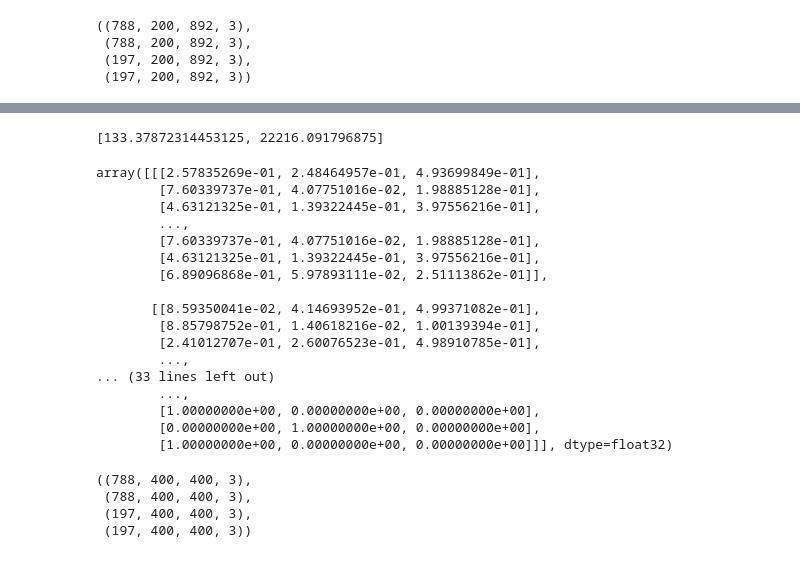
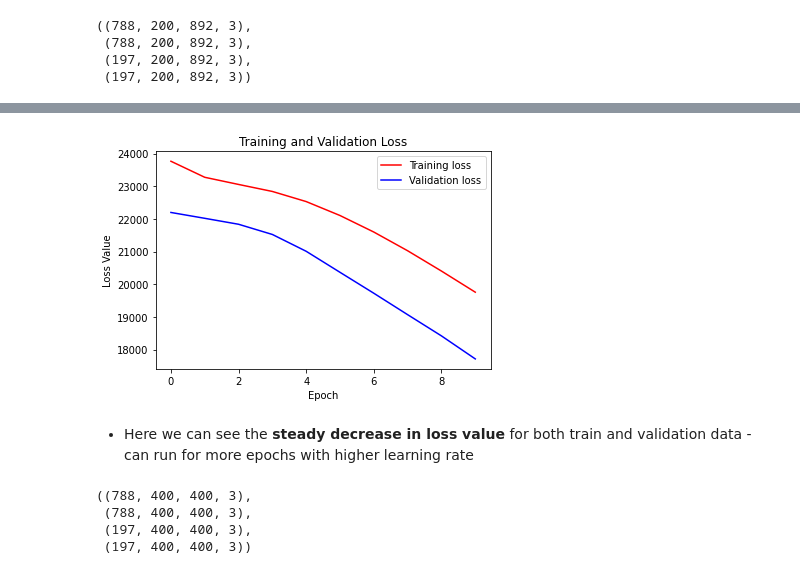
Before and after one commit to CSCCNY/final-project-recomposeclassics, a Jupyter notebook: 02_Spectogram_BasicCNN.ipynb, the cells around one changed output, grey strips where cells are left out. Saved outputs shown, nothing was run; the diff lists cells and outputs as text; code cells hidden in the pictures.

```diff
--- a/02_Spectogram_BasicCNN.ipynb
+++ b/02_Spectogram_BasicCNN.ipynb
@@ -367,7 +374,7 @@ model.add(Conv2DTranspose(1, (4,4), strides=(2,2), padding='same'))
 model.add(LeakyReLU(alpha=0.2))
 
 # output layer
-model.add(Dense(3, activation='softmax'))
+model.add(Dense(3, activation='linear'))
 
 model.summary()
 # %% [output]
@@ -393,8 +400,8 @@ Non-trainable params: 0
 _________________________________________________________________
 # %%
 # compiling the sequential model
-model.compile(loss='mean_absolute_error', metrics=['mean_squared_error'], optimizer='adam')
+model.compile(loss='mse', metrics=['mae'], optimizer='adam')
 
 # training the model for 10 epochs
-history = model.fit(x_train, y_train, batch_size=10, epochs=15, validation_data=(x_test, y_test))
+history = model.fit(x_train, y_train, epochs=10, validation_data=(x_test, y_test))
 # %% [output]
@@ -424,42 +428,20 @@ predicted_spects = model.predict(x_test)
 # %%
 import matplotlib.pyplot as plt
 
-epochs = 15
+epochs = 10
 train_loss = history.history['loss']
 val_loss = history.history['val_loss']
 
 epochs = range(epochs)
 
 plt.figure()
 plt.plot(epochs, train_loss, 'r', label='Training loss')
 plt.plot(epochs, val_loss, 'b', label='Validation loss')
 plt.title('Training and Validation Loss')
 plt.xlabel('Epoch')
 plt.ylabel('Loss Value')
-plt.ylim([5, 12])
+
 plt.legend()
 plt.show()
+# %% [output]
+[figure, added]
-# %%
-score
-# %% [output]
-[133.37872314453125, 22216.091796875]
-# %%
-predicted_spects[0]
-# %% [output]
-array([[[2.57835269e-01, 2.48464957e-01, 4.93699849e-01],
-        [7.60339737e-01, 4.07751016e-02, 1.98885128e-01],
-        [4.63121325e-01, 1.39322445e-01, 3.97556216e-01],
-        ...,
-        [7.60339737e-01, 4.07751016e-02, 1.98885128e-01],
-        [4.63121325e-01, 1.39322445e-01, 3.97556216e-01],
-        [6.89096868e-01, 5.97893111e-02, 2.51113862e-01]],
-
-       [[8.59350041e-02, 4.14693952e-01, 4.99371082e-01],
-        [8.85798752e-01, 1.40618216e-02, 1.00139394e-01],
-        [2.41012707e-01, 2.60076523e-01, 4.98910785e-01],
-        ...,
-... (33 lines left out)
-        ...,
-        [1.00000000e+00, 0.00000000e+00, 0.00000000e+00],
-        [0.00000000e+00, 1.00000000e+00, 0.00000000e+00],
-        [1.00000000e+00, 0.00000000e+00, 0.00000000e+00]]], dtype=float32)
@@ -481,3 +448,5 @@ p = librosa.display.specshow(y_test[0], ax=ax2, y_axis='mel', fmax=8000, x_axis=
+# %% [markdown]
+- Here we can see the **steady decrease in loss value** for both train and validation data - can run for more epochs with higher learning rate
 # %%
 x_train3 = np.load("/content/gdrive/My Drive/Classics_DNN/numpy_files/x_train3.npy")
 y_train3 = np.load("/content/gdrive/My Drive/Classics_DNN/numpy_files/y_train3.npy")
```
Also changed, not shown: parts of 18 cells of this notebook.
